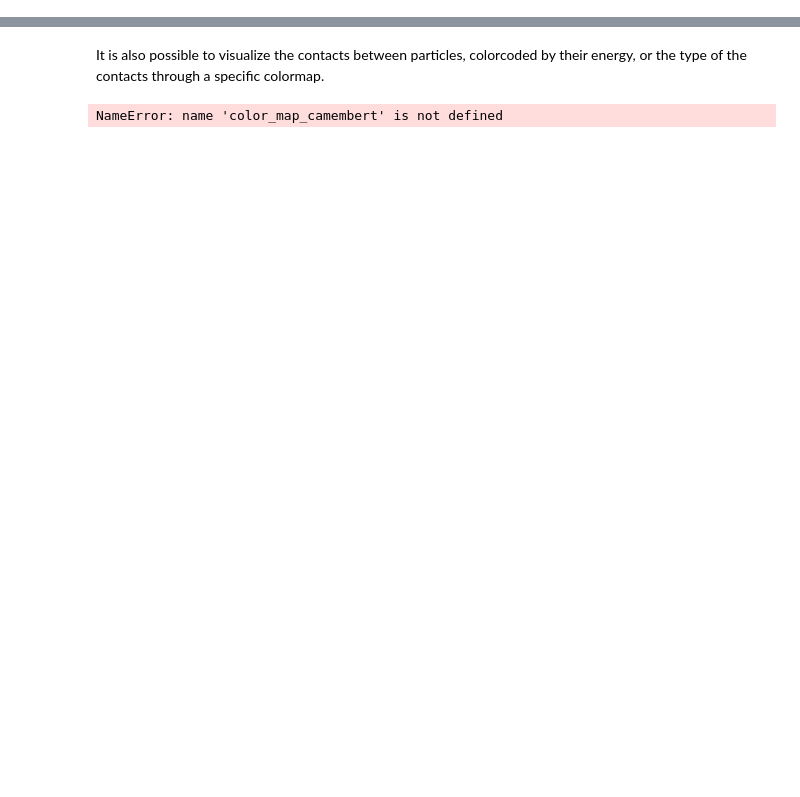
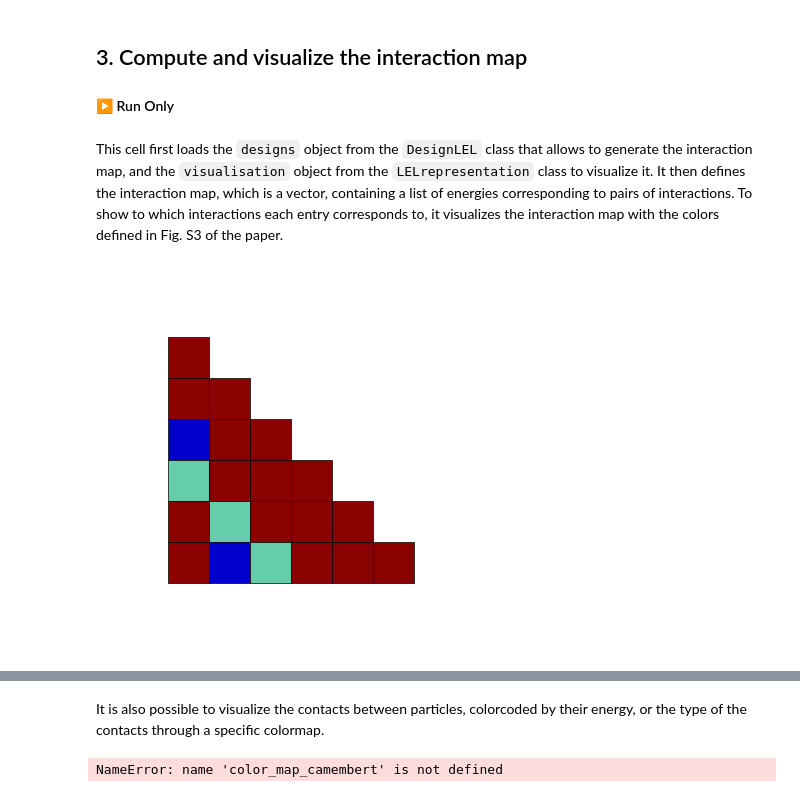
Before and after one commit to Soft-Biophysics-Group/VortexAssembly, a Jupyter notebook: VortexAssembly.ipynb, the cells around one changed output, grey strips where cells are left out. Saved outputs shown, nothing was run; the diff lists cells and outputs as text; code cells hidden in the pictures; blank space fills up the shorter version.

```diff
--- a/VortexAssembly.ipynb
+++ b/VortexAssembly.ipynb
@@ -690,0 +51,35 @@ It is possible to choose the representation of the particle's orientation (eithe
+# %%
+name = "250929_vortex_assembly"
+Nparticles = 100
+L = 30
+Nsteps_per_T = 10**5
+Nsystems= 2
+
+
+assembly_type =   "6-fold"
+
+epsilon_c = -18.7
+energy_ratio = 0.407
+epsilon_d = epsilon_c / energy_ratio
+epsilon_f = 50
+# %% [markdown]
+## 3. Compute and visualize the interaction map
+#### ▶️ Run Only
+# %% [markdown]
+This cell first loads the `designs` object from the `DesignLEL` class that allows to generate the interaction map, and the `visualisation` object from the `LELrepresentation` class to visualize it.
+It then defines the interaction map, which is a vector, containing a list of energies corresponding to pairs of interactions.
+To show to which interactions each entry corresponds to, it visualizes the interaction map with the colors defined in Fig. S3 of the paper.
+# %%
+if assembly_type == "4-fold" or assembly_type == "non-self-limited":
+    lattice = Square
+else:
+    lattice = Triangular
+
+designs = DesignLEL(lattice, 1)
+visualisation = LELrepresentation(lattice, 1)
+
+interaction_map = designs.interactions_vortex_assembly(epsilon_c, epsilon_d, epsilon_f, assembly_type=assembly_type)
+color_map = designs.get_colormap_vortex_assembly( assembly_type=assembly_type)
+visualisation.plot_matrix(designs.cut_LEL(interaction_map), fullMatrix=False, colordict=color_map)
+# %% [output]
+[figure, added]
```
Also changed, not shown: parts of 85 cells of this notebook.
